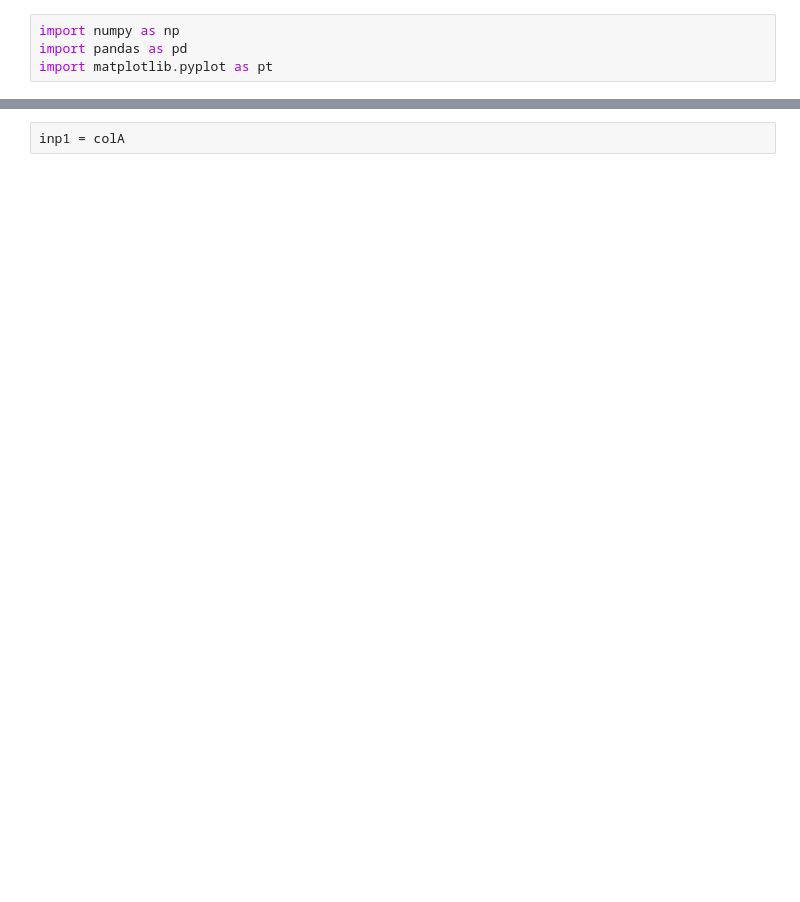
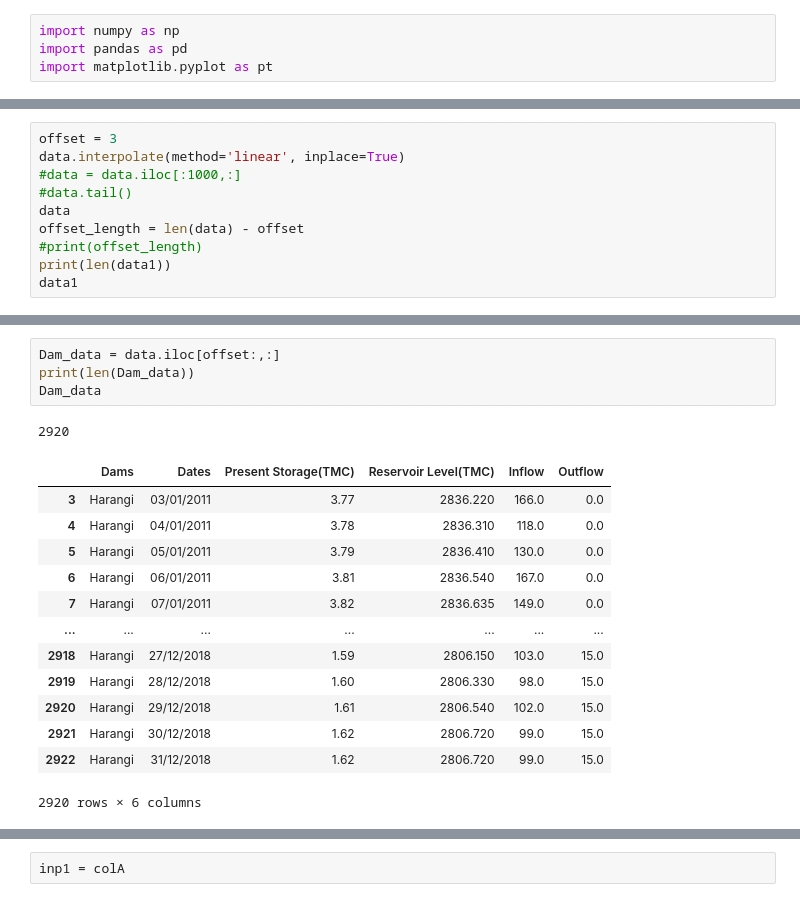
Before and after one commit to ProjectFace2/reservoirOutflow, a Jupyter notebook: KNN1.ipynb, the cells around one changed output, grey strips where cells are left out. Drawn from its saved outputs; the diff is of its cells as text; blank space fills up the shorter version.

```diff
--- a/KNN1.ipynb
+++ b/KNN1.ipynb
@@ -26,0 +52,10 @@ data
+# %%
+offset = 3
+data.interpolate(method='linear', inplace=True)
+#data = data.iloc[:1000,:]
+#data.tail()
+data
+offset_length = len(data) - offset
+#print(offset_length)
+print(len(data1))
+data1
@@ -26,0 +77,19 @@ data
+# %%
+Dam_data = data.iloc[offset:,:]
+print(len(Dam_data))
+Dam_data
+# %% [output]
+2920
+|  | Dams | Dates | Present Storage(TMC) | Reservoir Level(TMC) | Inflow | Outflow |
+| 3 | Harangi | 03/01/2011 | 3.77 | 2836.220 | 166.0 | 0.0 |
+| 4 | Harangi | 04/01/2011 | 3.78 | 2836.310 | 118.0 | 0.0 |
+| 5 | Harangi | 05/01/2011 | 3.79 | 2836.410 | 130.0 | 0.0 |
+| 6 | Harangi | 06/01/2011 | 3.81 | 2836.540 | 167.0 | 0.0 |
+| 7 | Harangi | 07/01/2011 | 3.82 | 2836.635 | 149.0 | 0.0 |
+| ... | ... | ... | ... | ... | ... | ... |
+| 2918 | Harangi | 27/12/2018 | 1.59 | 2806.150 | 103.0 | 15.0 |
+| 2919 | Harangi | 28/12/2018 | 1.60 | 2806.330 | 98.0 | 15.0 |
+| 2920 | Harangi | 29/12/2018 | 1.61 | 2806.540 | 102.0 | 15.0 |
+| 2921 | Harangi | 30/12/2018 | 1.62 | 2806.720 | 99.0 | 15.0 |
+| 2922 | Harangi | 31/12/2018 | 1.62 | 2806.720 | 99.0 | 15.0 |
+2920 rows × 6 columns
```
Also changed, not shown: parts of 25 cells of this notebook.
